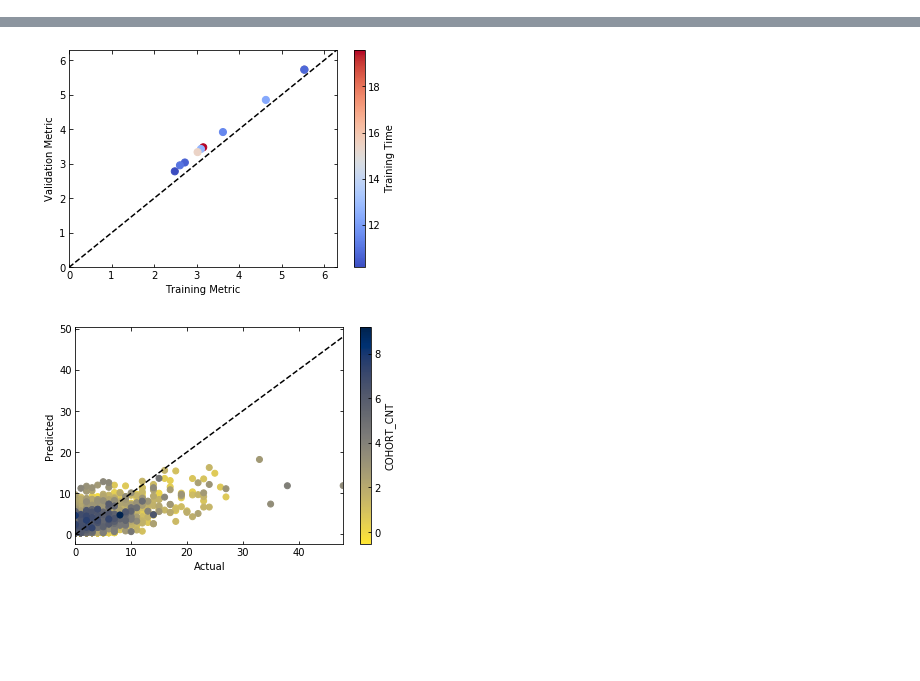
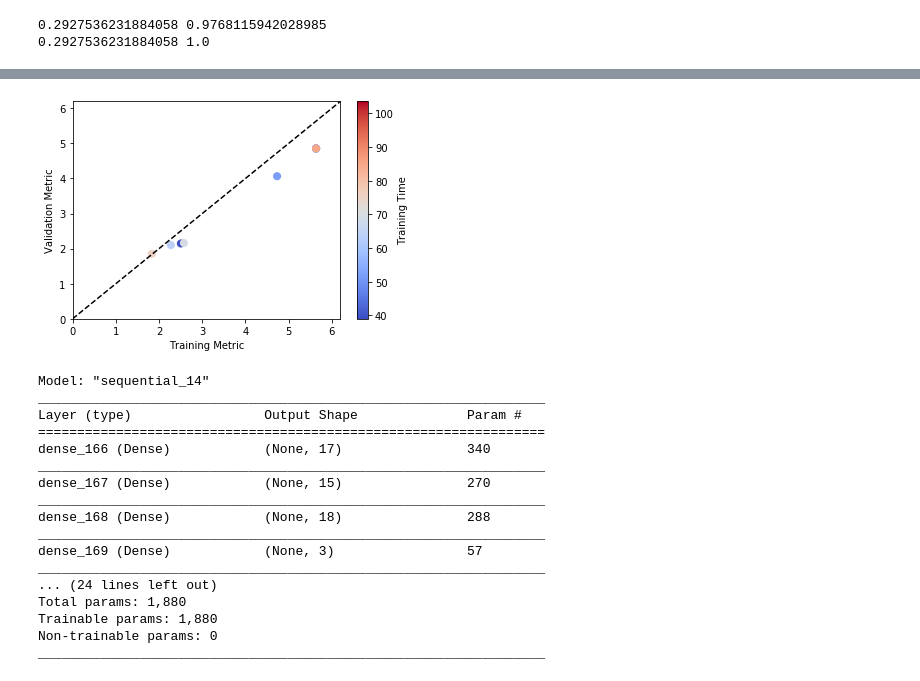
Before and after one commit to andytaylor823/CS-4774-Final-Project, a Jupyter notebook: tuning_neuralnet.ipynb, the cells around one changed output, grey strips where cells are left out. Drawn from its saved outputs; the diff is of its cells as text; code cells hidden in the pictures; blank space fills up the shorter version.

Commit message:
Tried tuning neural net with weights.

```diff
--- a/tuning_neuralnet.ipynb
+++ b/tuning_neuralnet.ipynb
@@ -13,7 +13,8 @@ from RandomSeedSearchCV import RandomSeedSearchCV, randomseed_ann_maker
 
 from joblib import dump,load
 # %%
-X_train,X_test,y_train,y_test,pipeline = load_transform_split(target='DROPOUT_N',
+X_train,X_test,y_train,y_test,w_train,w_test,pipeline = load_transform_split(target='DROPOUT_N',
+                                                              weight='COHORT_CNT',
                                                               expand=False,
                                                               clean=True,
                                                               split=0.2,
@@ -21,17 +22,25 @@ X_train,X_test,y_train,y_test,pipeline = load_transform_split(target='DROPOUT_N'
                                                               fmt='numpy',
                                                               random_state=42)
 
-#y_train = y_train.flatten()
-#y_test  = y_test.flatten()
+wmax = np.max([np.max(w_train),np.max(w_test)])
+w_train = (w_train+100)/(wmax+100)
+print(np.min(w_train),np.max(w_train))
+w_test = (w_test+100)/(wmax+100)
+print(np.min(w_test),np.max(w_test))
+# %% [output]
+0.2927536231884058 0.9768115942028985
+0.2927536231884058 1.0
 # %%
 #CAUTION: This cell takes awhile unless you make N small.
 
 optimizer = keras.optimizers.Adam()
 #Searching through neural net models.
-tbl = RandomSeedSearchCV(randomseed_ann_maker,X_train,y_train,N=12,cv=1,
+tbl = RandomSeedSearchCV(randomseed_ann_maker,X_train,y_train,w_train=w_train,N=12,cv=1,
                          input_shape=[X_train.shape[1]],
                          output_shape=1,output_activation='relu',
-                         loss='mean_squared_error',optimizer=optimizer)
+                         loss='mean_squared_error',optimizer=optimizer,
+                         custom_fit = ann_fit,
+                         fit_params={'epochs':5,'bail_init_loss':3.5})
 print(tbl)
 
 #Get best model.
@@ -39,10 +48,5 @@ best_seed = int(tbl[0,0])
 best_model = randomseed_ann_maker(best_seed,input_shape=[X_train.shape[1]],
                                   output_shape=1,output_activation='relu',
                                   loss='mean_squared_error',optimizer=optimizer)
-
-#Plot goodness-of-fit
-best_model.fit(X_train,y_train)
-y_pred = best_model.predict(X_test)
-scatter_predvreal(y_test,y_pred,colorby=X_test[:,0])
 # %% [output]
 Train on 51890 samples
@@ -65,2 +69,21 @@ Train on 57656 samples
-[figure, old version]
+[figure, new version]
-[figure, removed]
+# %%
+best_model.summary()
+# %% [output]
+Model: "sequential_14"
+_________________________________________________________________
+Layer (type)                 Output Shape              Param #
+=================================================================
+dense_166 (Dense)            (None, 17)                340
+_________________________________________________________________
+dense_167 (Dense)            (None, 15)                270
+_________________________________________________________________
+dense_168 (Dense)            (None, 18)                288
+_________________________________________________________________
+dense_169 (Dense)            (None, 3)                 57
+_________________________________________________________________
+... (24 lines left out)
+Total params: 1,880
+Trainable params: 1,880
+Non-trainable params: 0
+_________________________________________________________________
```
Also changed, not shown: parts of 14 cells of this notebook, 3 other files.
